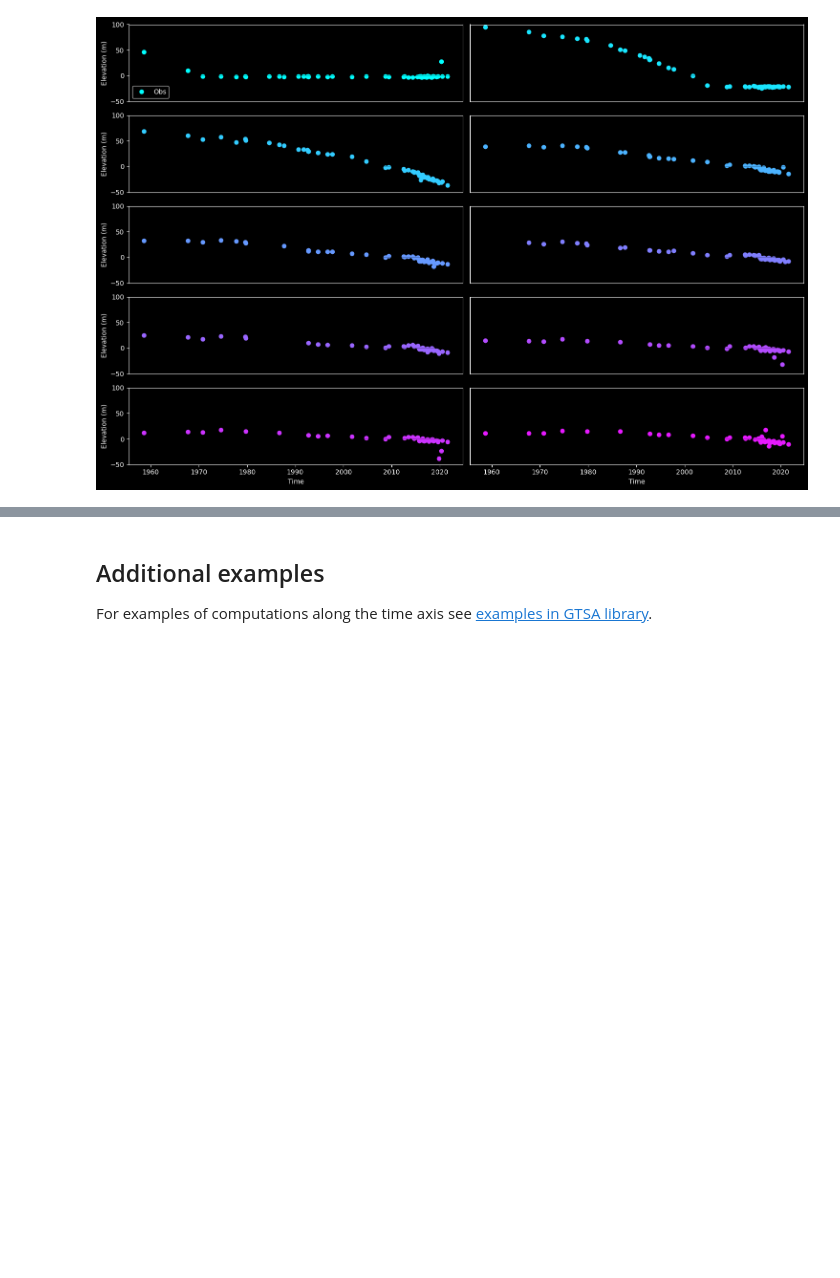
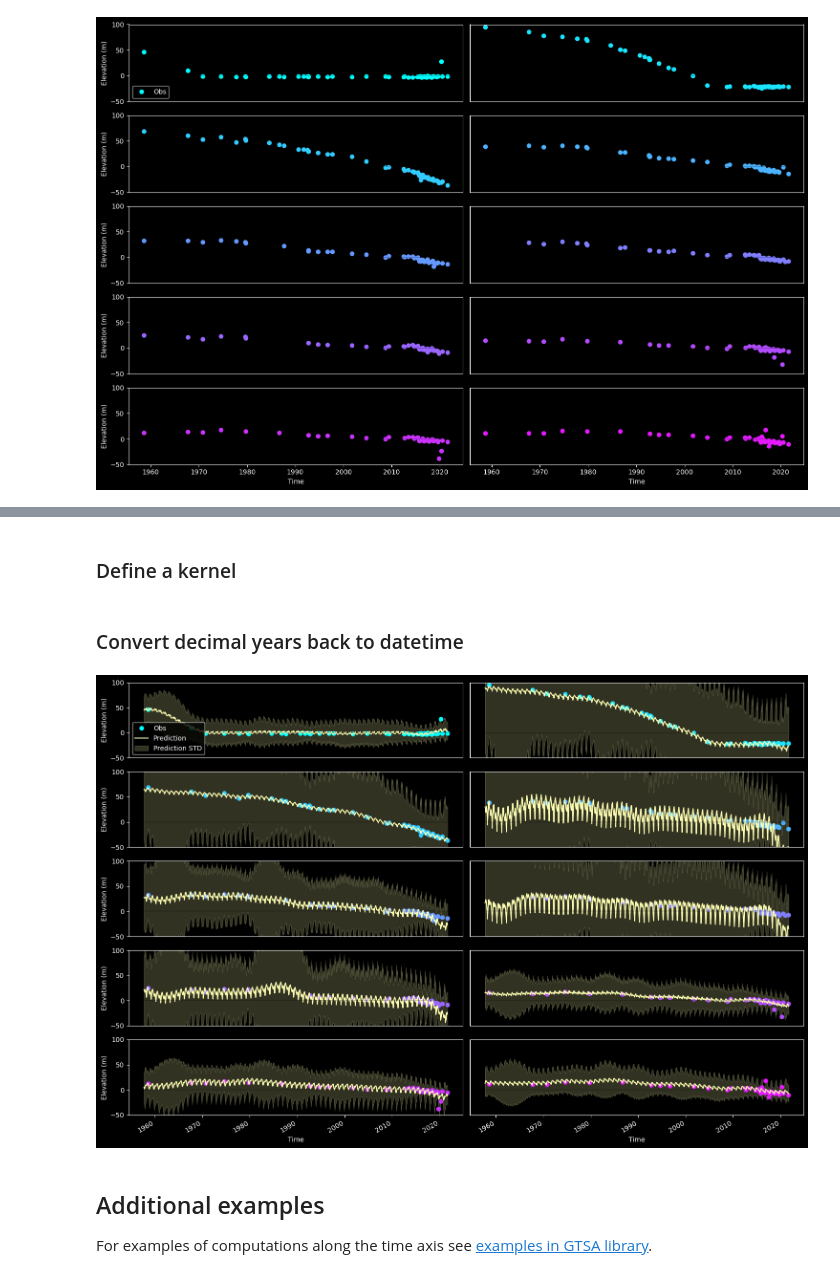
Before and after one commit to geo-smart/spacetime-elevation, a Jupyter notebook: contributors/friedrich/mount_baker_south_cascade_aws_data_access.ipynb, the cells around one changed output, grey strips where cells are left out. Saved outputs shown, nothing was run; the diff lists cells and outputs as text; code cells hidden in the pictures; blank space fills up the shorter version.

Commit message:
update GP time series notebook

```diff
--- a/contributors/friedrich/mount_baker_south_cascade_aws_data_access.ipynb
+++ b/contributors/friedrich/mount_baker_south_cascade_aws_data_access.ipynb
@@ -210,3 +216,52 @@ tools.plot_time_series_gallery(time_stamps,
+# %% [markdown]
+### Define a kernel
+# %%
+k1 = 30.0 * Matern(length_scale=10.0, nu=1.5)
+k2 = ConstantKernel(30) * ExpSineSquared(length_scale=1, periodicity=30)
+k3 = ConstantKernel(30) * ExpSineSquared(length_scale=1, periodicity=1)
+
+kernel = k1+k2+k3
+# %%
+predictions = []
+std_predictions = []
+
+for i,v in enumerate(dec_year_dates):
+    time_array = dec_year_dates[i]
+    data_array = time_series_data[i]
+
+    gaussian_process_model = gtsa.temporal.GPR_model(time_array,
+                                                     data_array,
+                                                     kernel,
+                                                     alpha=2,
+                                                    )
+
+    mean_prediction, std_prediction = gtsa.temporal.GPR_predict(gaussian_process_model,
+                                                               prediction_time_series)
+
+    predictions.append(mean_prediction)
+    std_predictions.append(std_prediction)
+
+GPR_df = pd.DataFrame(predictions).T
+GPR_df.index = prediction_time_series
+
+GPR_std_df = pd.DataFrame(std_predictions).T
+GPR_std_df.index = prediction_time_series
+# %% [markdown]
+### Convert decimal years back to datetime
+# %%
+GPR_df.index = [gtsa.utils.decyear_to_date_time(i) for i in GPR_df.index]
+GPR_std_df.index = [gtsa.utils.decyear_to_date_time(i) for i in GPR_std_df.index]
+# %%
+tools.plot_time_series_gallery(time_stamps,
+                         time_series_data,
+                                       predictions_df_list=[GPR_df],
+                                       std_df_list=[GPR_std_df],
+                         ylim=(-50,100),
+                         sharey=True,
+                         cmap='cool',
+                        )
+# %% [output]
+[figure, added]
 # %% [markdown]
 ## Additional examples
 
```
Also changed, not shown: parts of 10 cells of this notebook, 1 other file.
